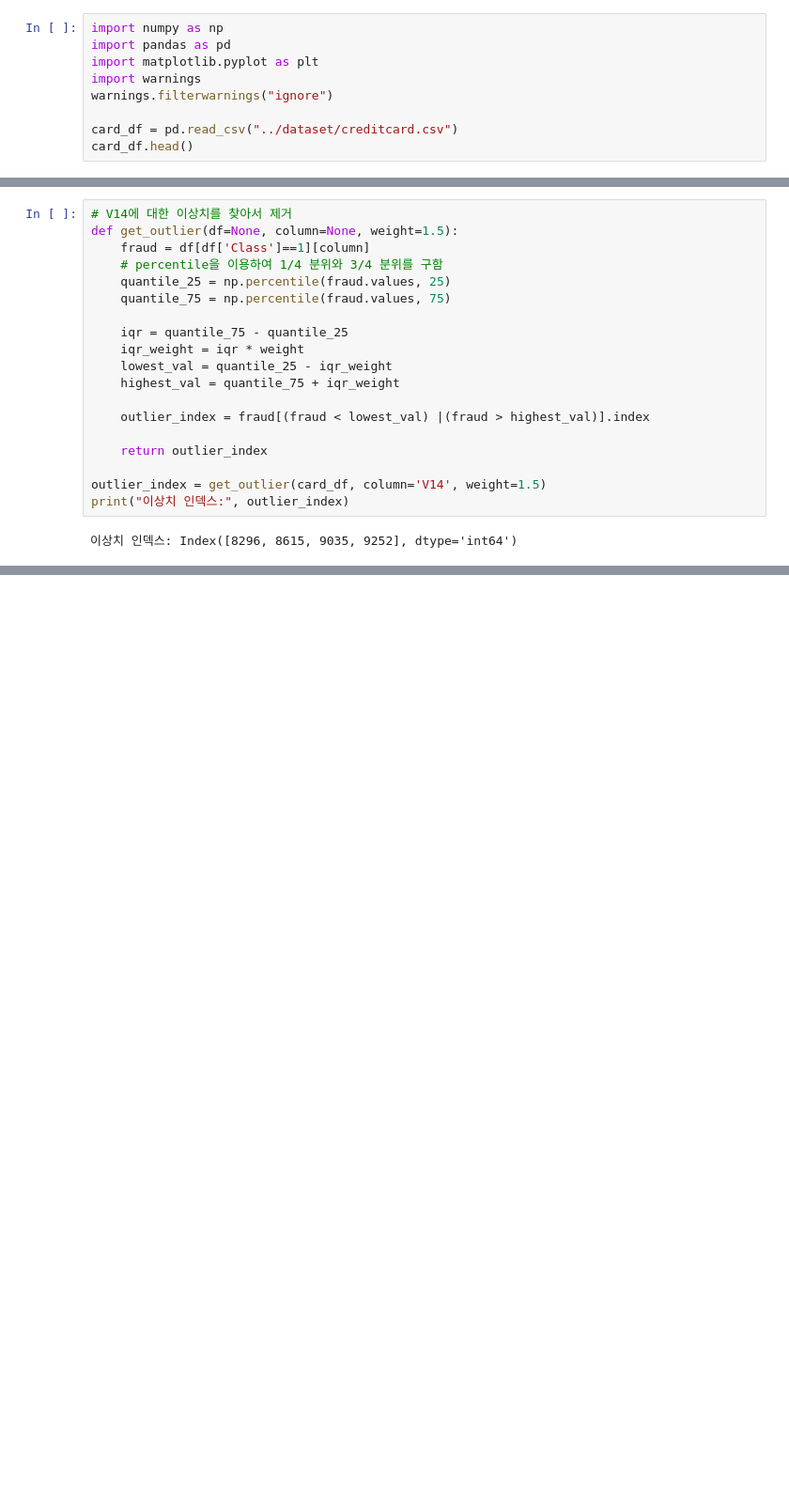
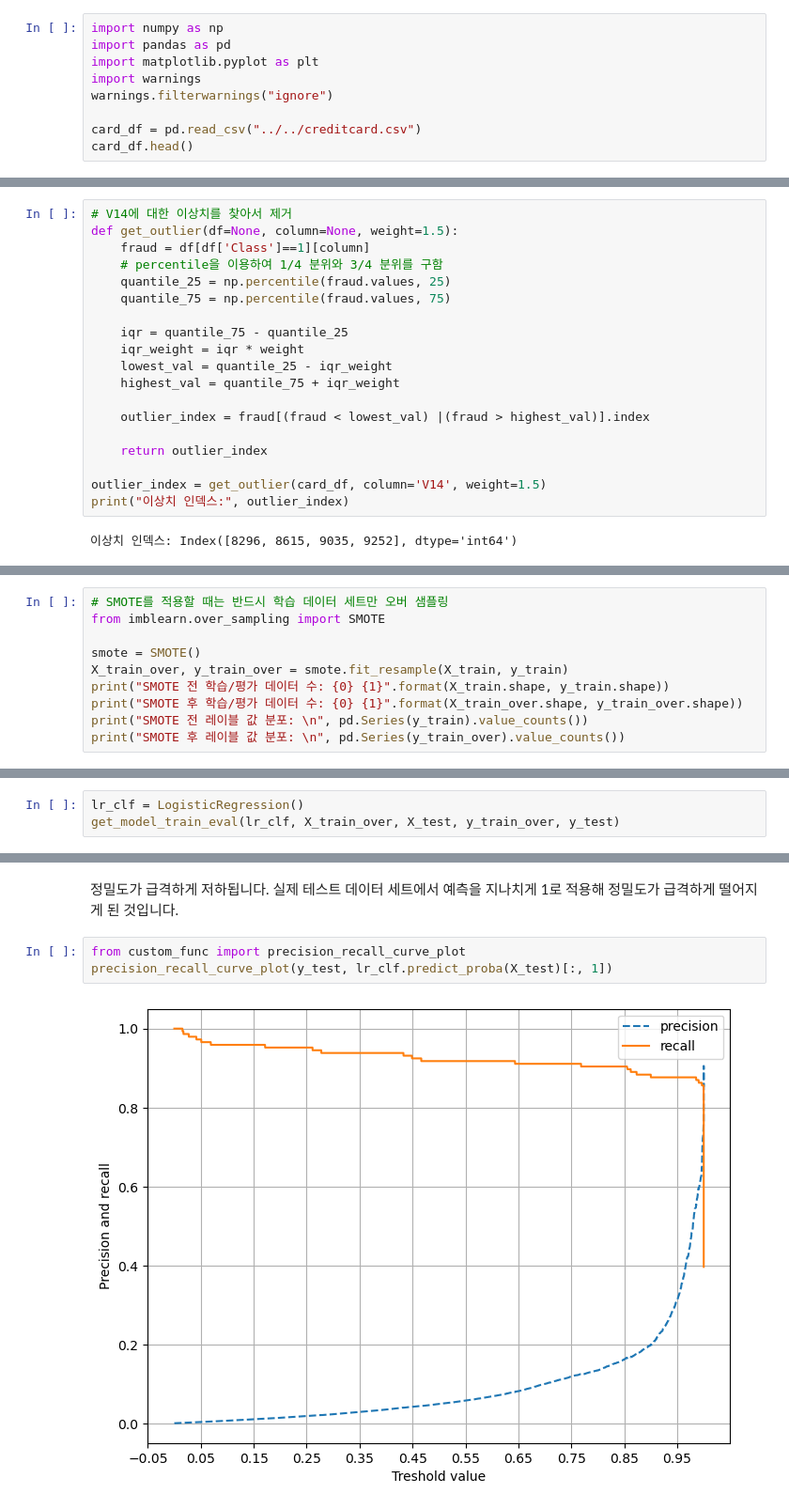
Before and after one commit to jinhoyoho/Machine_Learning, a Jupyter notebook: practice/4_CreditcardFraud.ipynb, the cells around one changed output, grey strips where cells are left out. Shown at 94% size. Drawn from its saved outputs; the diff is of its cells as text; blank space fills up the shorter version.

```diff
--- a/practice/4_CreditcardFraud.ipynb
+++ b/practice/4_CreditcardFraud.ipynb
@@ -10,7 +10,7 @@ import matplotlib.pyplot as plt
 import warnings
 warnings.filterwarnings("ignore")
 
-card_df = pd.read_csv("../dataset/creditcard.csv")
+card_df = pd.read_csv("../../creditcard.csv")
 card_df.head()
 # %% [output]
 |  | Time | V1 | V2 | V3 | V4 | V5 | V6 | V7 | V8 | V9 | ... | ... |
@@ -328 +328,11 @@ You can set `force_col_wise=true` to remove the overhead.
 [figure]
+# %%
+# SMOTE를 적용할 때는 반드시 학습 데이터 세트만 오버 샘플링
+from imblearn.over_sampling import SMOTE
+
+smote = SMOTE()
+X_train_over, y_train_over = smote.fit_resample(X_train, y_train)
+print("SMOTE 전 학습/평가 데이터 수: {0} {1}".format(X_train.shape, y_train.shape))
+print("SMOTE 후 학습/평가 데이터 수: {0} {1}".format(X_train_over.shape, y_train_over.shape))
+print("SMOTE 전 레이블 값 분포: \n", pd.Series(y_train).value_counts())
+print("SMOTE 후 레이블 값 분포: \n", pd.Series(y_train_over).value_counts())
@@ -328,0 +352,3 @@ You can set `force_col_wise=true` to remove the overhead.
+# %%
+lr_clf = LogisticRegression()
+get_model_train_eval(lr_clf, X_train_over, X_test, y_train_over, y_test)
@@ -328,0 +360,7 @@ You can set `force_col_wise=true` to remove the overhead.
+# %% [markdown]
+정밀도가 급격하게 저하됩니다. 실제 테스트 데이터 세트에서 예측을 지나치게 1로 적용해 정밀도가 급격하게 떨어지게 된 것입니다.
+# %%
+from custom_func import precision_recall_curve_plot
+precision_recall_curve_plot(y_test, lr_clf.predict_proba(X_test)[:, 1])
+# %% [output]
+[figure, added]
```
Also changed, not shown: parts of 10 cells of this notebook, 5 other files.
